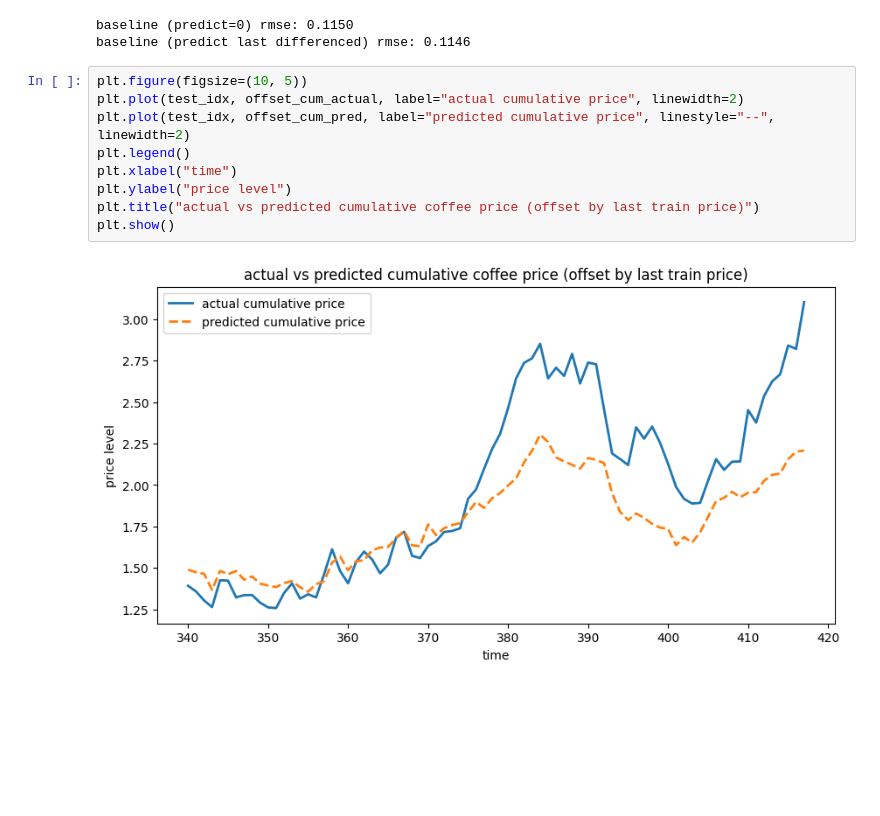
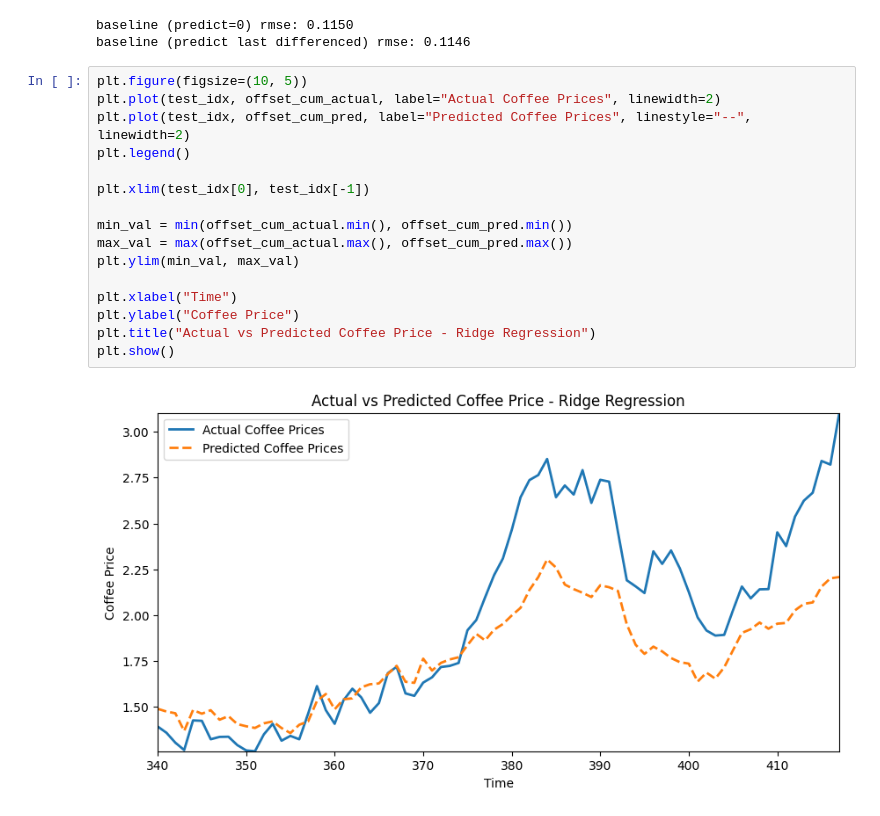
Before and after one commit to NicolasMSalas/eco395m_ml_coffee_trees, a Jupyter notebook: code/ridge_regression.ipynb, the cells around one changed output. Drawn from its saved outputs; the diff is of its cells as text; blank space fills up the shorter version.

Commit message:
updated ridge regression graph

```diff
--- a/code/ridge_regression.ipynb
+++ b/code/ridge_regression.ipynb
@@ -122,12 +122,19 @@ baseline (predict=0) rmse: 0.1150
 baseline (predict last differenced) rmse: 0.1146
 # %%
 plt.figure(figsize=(10, 5))
-plt.plot(test_idx, offset_cum_actual, label="actual cumulative price", linewidth=2)
-plt.plot(test_idx, offset_cum_pred, label="predicted cumulative price", linestyle="--", linewidth=2)
+plt.plot(test_idx, offset_cum_actual, label="Actual Coffee Prices", linewidth=2)
+plt.plot(test_idx, offset_cum_pred, label="Predicted Coffee Prices", linestyle="--", linewidth=2)
 plt.legend()
-plt.xlabel("time")
-plt.ylabel("price level")
-plt.title("actual vs predicted cumulative coffee price (offset by last train price)")
+
+plt.xlim(test_idx[0], test_idx[-1])
+
+min_val = min(offset_cum_actual.min(), offset_cum_pred.min())
+max_val = max(offset_cum_actual.max(), offset_cum_pred.max())
+plt.ylim(min_val, max_val)
+
+plt.xlabel("Time")
+plt.ylabel("Coffee Price")
+plt.title("Actual vs Predicted Coffee Price - Ridge Regression")
 plt.show()
 # %% [output]
-[figure, old version]
+[figure, new version]
```
